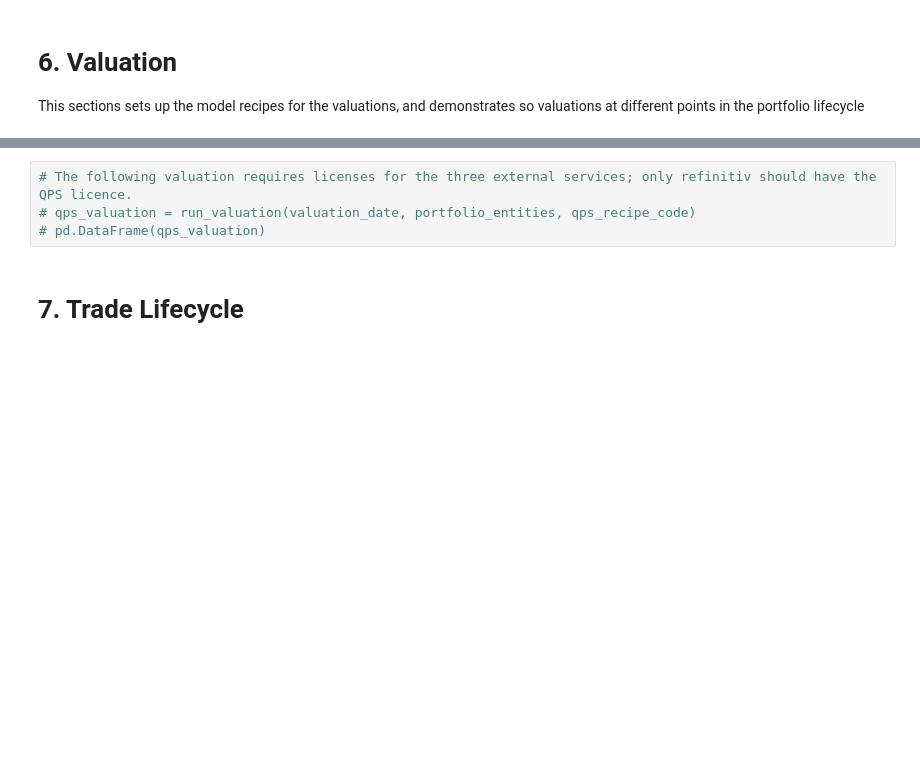
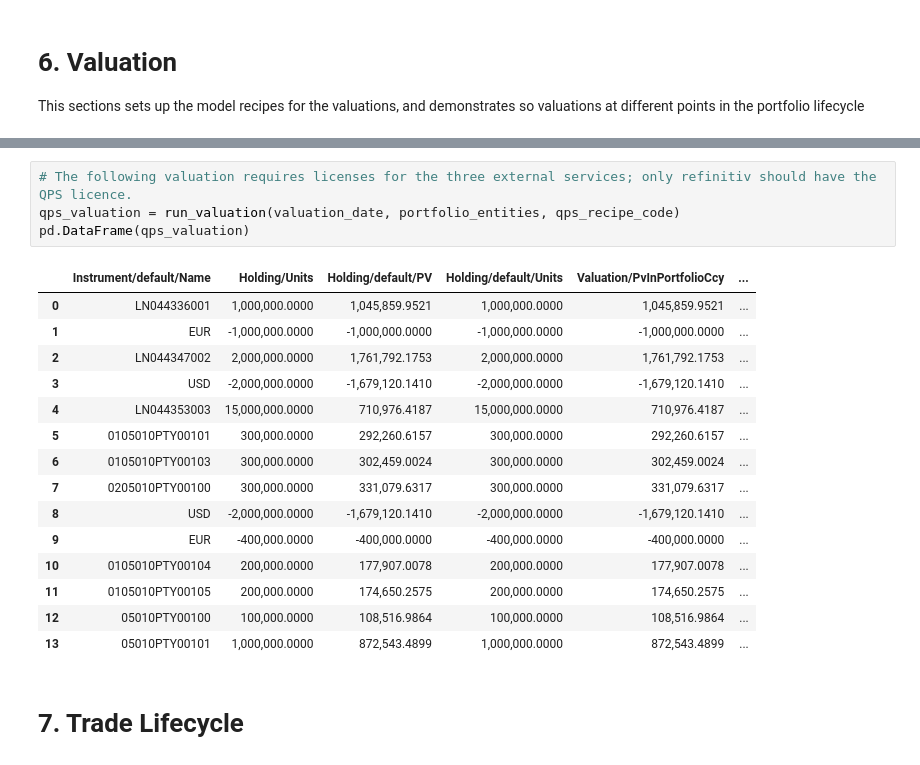
Before and after one commit to finbourne/sample-notebooks, a Jupyter notebook: examples/use-cases/capital-markets/BDH Phased Migration - Murex & LoanIQ.ipynb, the cells around one changed output, grey strips where cells are left out. Cells and saved outputs as stored; diff of their text form; blank space fills up the shorter version.

```diff
--- a/examples/use-cases/capital-markets/BDH Phased Migration - Murex & LoanIQ.ipynb
+++ b/examples/use-cases/capital-markets/BDH Phased Migration - Murex & LoanIQ.ipynb
@@ -1125,7 +1133,23 @@ display(valuation)
 # %%
 # The following valuation requires licenses for the three external services; only refinitiv should have the QPS licence.
-# qps_valuation = run_valuation(valuation_date, portfolio_entities, qps_recipe_code)
-# pd.DataFrame(qps_valuation)
+qps_valuation = run_valuation(valuation_date, portfolio_entities, qps_recipe_code)
+pd.DataFrame(qps_valuation)
+# %% [output]
+|  | Instrument/default/Name | Holding/Units | Holding/default/PV | Holding/default/Units | Valuation/PvInPortfolioCcy | ... |
+| 0 | LN044336001 | 1,000,000.0000 | 1,045,859.9521 | 1,000,000.0000 | 1,045,859.9521 | ... |
+| 1 | EUR | -1,000,000.0000 | -1,000,000.0000 | -1,000,000.0000 | -1,000,000.0000 | ... |
+| 2 | LN044347002 | 2,000,000.0000 | 1,761,792.1753 | 2,000,000.0000 | 1,761,792.1753 | ... |
+| 3 | USD | -2,000,000.0000 | -1,679,120.1410 | -2,000,000.0000 | -1,679,120.1410 | ... |
+| 4 | LN044353003 | 15,000,000.0000 | 710,976.4187 | 15,000,000.0000 | 710,976.4187 | ... |
+| 5 | 0105010PTY00101 | 300,000.0000 | 292,260.6157 | 300,000.0000 | 292,260.6157 | ... |
+| 6 | 0105010PTY00103 | 300,000.0000 | 302,459.0024 | 300,000.0000 | 302,459.0024 | ... |
+| 7 | 0205010PTY00100 | 300,000.0000 | 331,079.6317 | 300,000.0000 | 331,079.6317 | ... |
+| 8 | USD | -2,000,000.0000 | -1,679,120.1410 | -2,000,000.0000 | -1,679,120.1410 | ... |
+| 9 | EUR | -400,000.0000 | -400,000.0000 | -400,000.0000 | -400,000.0000 | ... |
+| 10 | 0105010PTY00104 | 200,000.0000 | 177,907.0078 | 200,000.0000 | 177,907.0078 | ... |
+| 11 | 0105010PTY00105 | 200,000.0000 | 174,650.2575 | 200,000.0000 | 174,650.2575 | ... |
+| 12 | 05010PTY00100 | 100,000.0000 | 108,516.9864 | 100,000.0000 | 108,516.9864 | ... |
+| 13 | 05010PTY00101 | 1,000,000.0000 | 872,543.4899 | 1,000,000.0000 | 872,543.4899 | ... |
 # %% [markdown]
 # 7. Trade Lifecycle
 # %%
```
Also changed, not shown: parts of 11 cells of this notebook.
